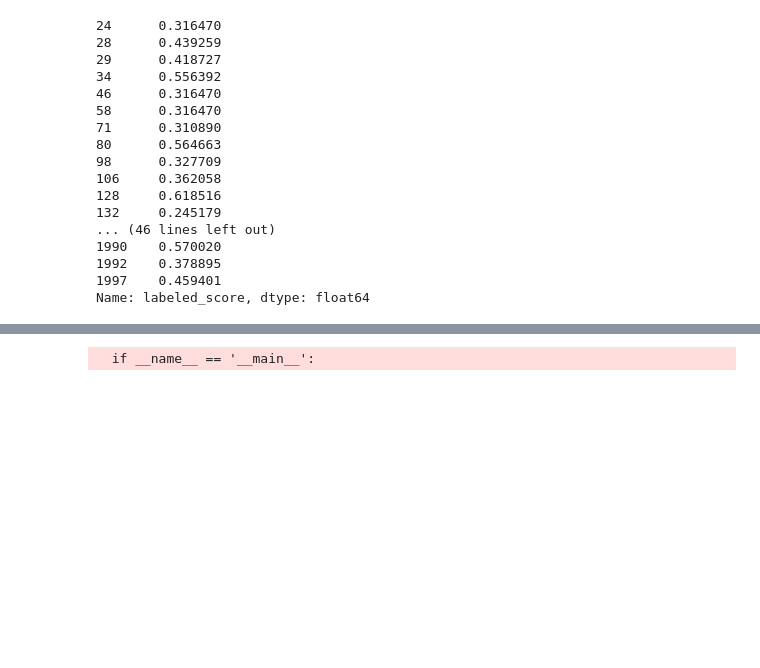
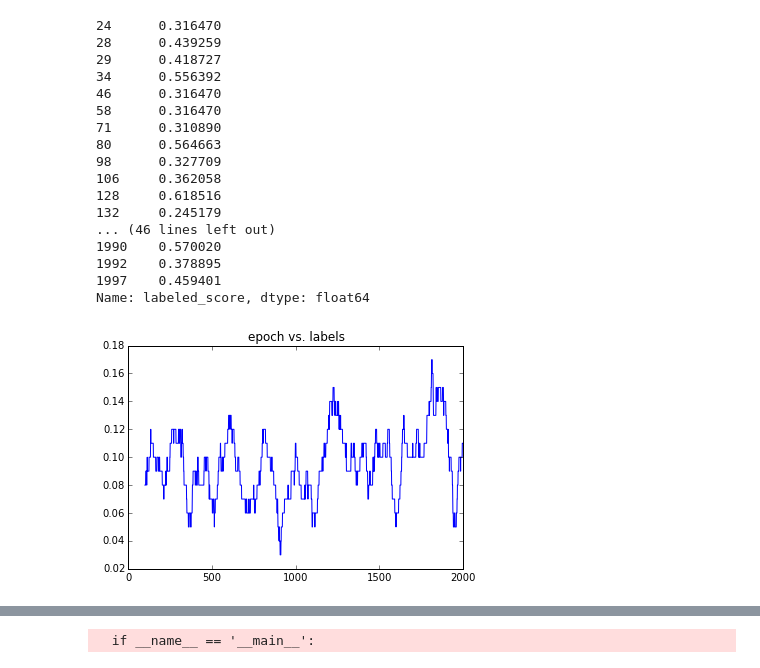
Before and after one commit to melkherj/puddle, a Jupyter notebook: InspectResults.ipynb, the cells around one changed output, grey strips where cells are left out. Saved outputs shown, nothing was run; the diff lists cells and outputs as text; code cells hidden in the pictures; blank space fills up the shorter version.

```diff
--- a/InspectResults.ipynb
+++ b/InspectResults.ipynb
@@ -182,6 +193,12 @@ df['labeled_score']
 1992    0.378895
 1997    0.459401
 Name: labeled_score, dtype: float64
+# %%
+plt.plot(range(len(results)),(results['n_next_labeled']>0).rolling(window=100).mean())
+plt.title('epoch vs. labels')
+plt.show()
+# %% [output]
+[figure, added]
 # %%
 df = results[results['n_next_labeled']>0]
 plt.plot(df['n_labeled'],df['n_labeled_correct'].rolling(window=30).mean())
```
Also changed, not shown: parts of 3 cells of this notebook, 7 other files.
